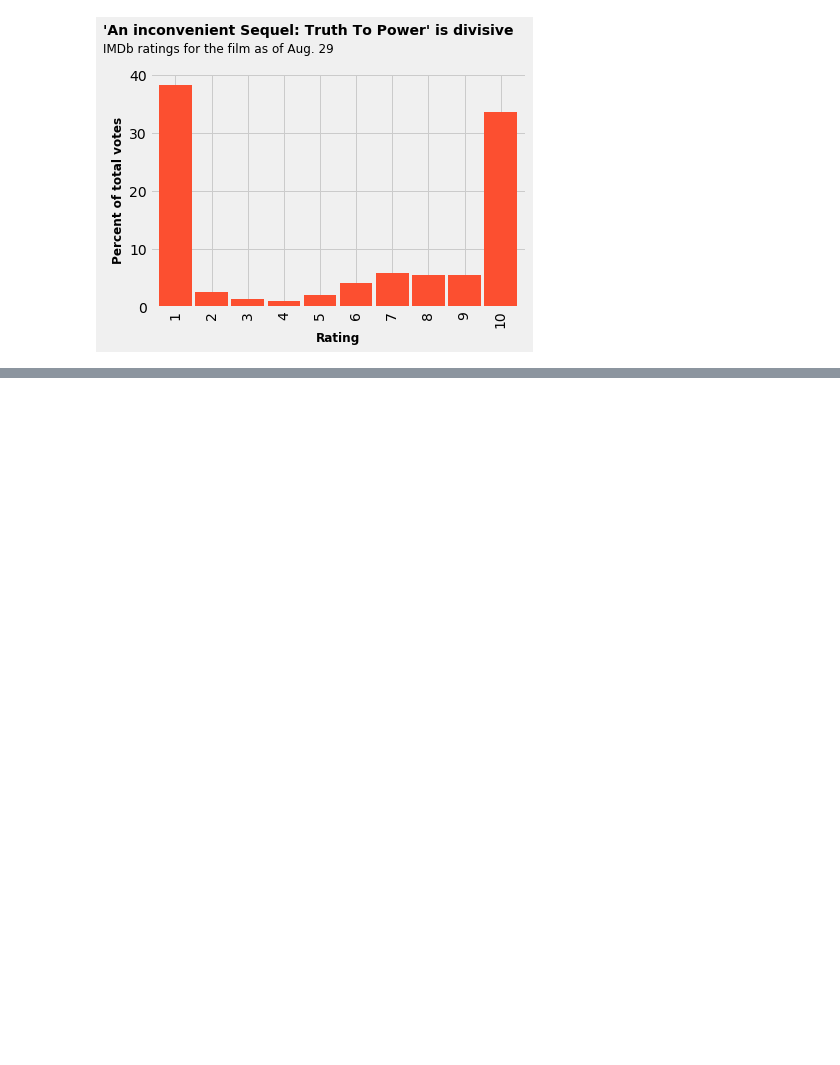
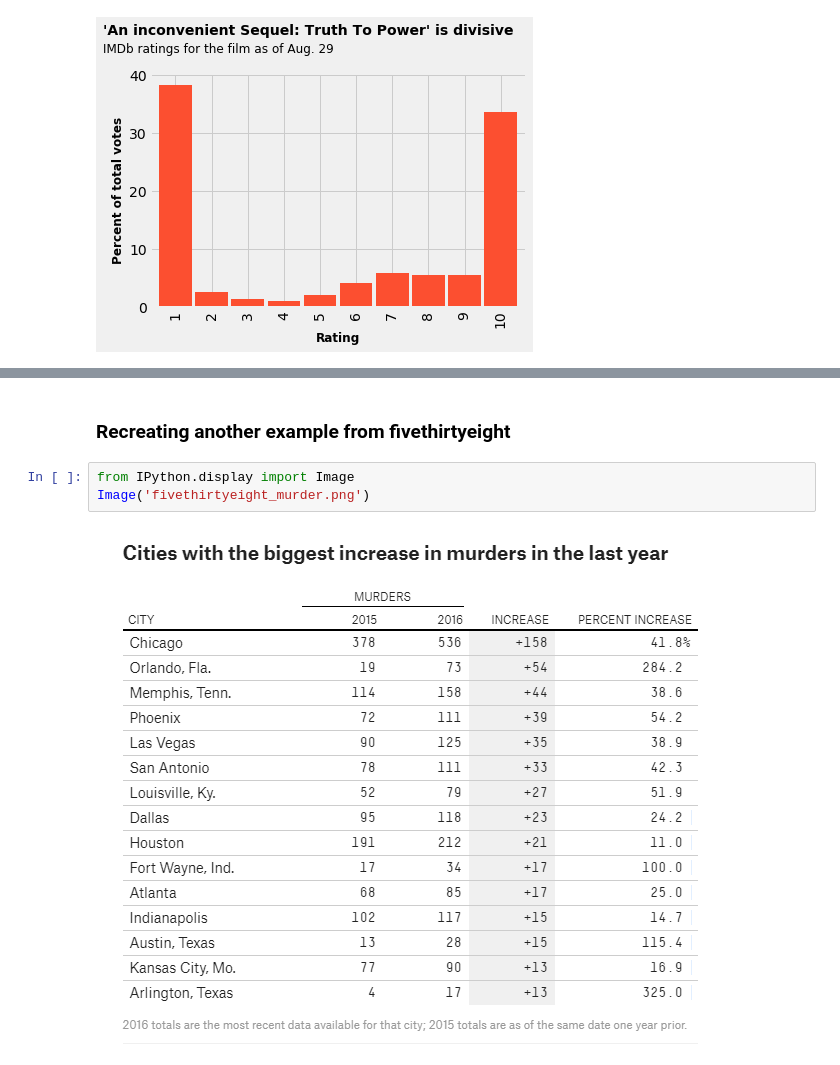
Before and after one commit to ngriggs/DS-Unit-1-Sprint-2-Data-Wrangling-and-Storytelling, a Jupyter notebook: module3-make-explanatory-visualizations/LS_DS_123_Make_Explanatory_Visualizations.ipynb, the cells around one changed output, grey strips where cells are left out. Saved outputs shown, nothing was run; the diff lists cells and outputs as text; blank space fills up the shorter version.

```diff
--- a/module3-make-explanatory-visualizations/LS_DS_123_Make_Explanatory_Visualizations.ipynb
+++ b/module3-make-explanatory-visualizations/LS_DS_123_Make_Explanatory_Visualizations.ipynb
@@ -809,3 +809,10 @@ plt.ylabel("Percent of total votes", fontsize=12, fontweight='bold');
 display(example)
 # %% [output]
 [interactive output not drawn]
+# %% [markdown]
+### Recreating another example from fivethirtyeight
+# %%
+from IPython.display import Image
+Image('fivethirtyeight_murder.png')
+# %% [output]
+[figure, added]
```
Also changed, not shown: parts of 5 cells of this notebook.
